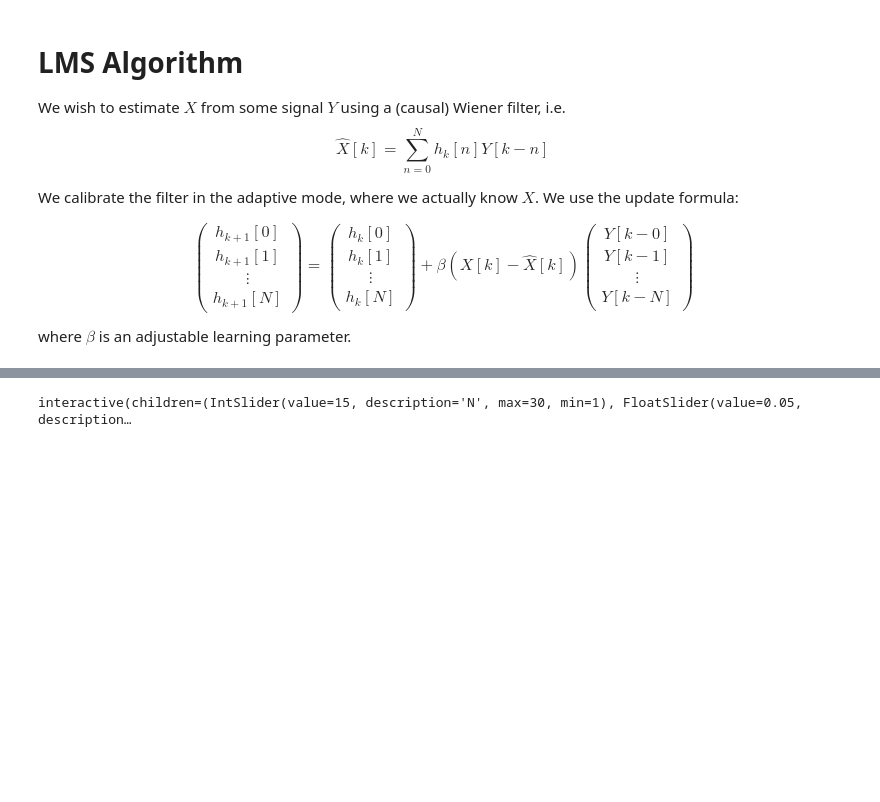
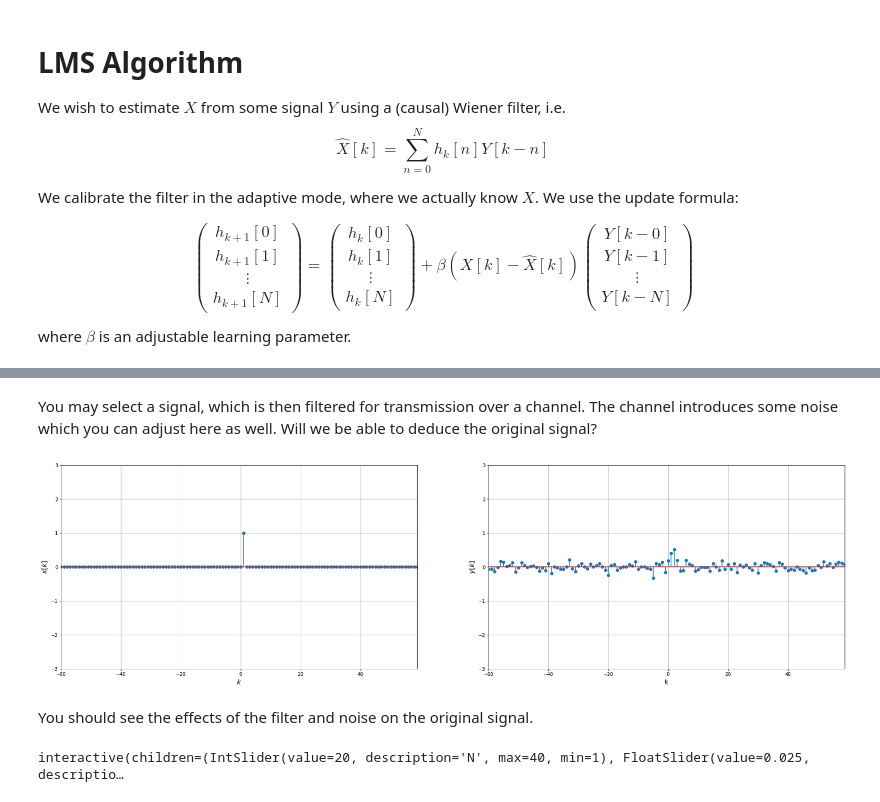
Before and after one commit to huesseol/DSSP-Illustrations, a Jupyter notebook: LMS.ipynb, the cells around one changed output, grey strips where cells are left out. Drawn from its saved outputs; the diff is of its cells as text; code cells hidden in the pictures; blank space fills up the shorter version.

```diff
--- a/LMS.ipynb
+++ b/LMS.ipynb
@@ -25,0 +103,39 @@ def LMS(w, e, y, x):
+# %% [markdown]
+You may select a signal, which is then filtered for transmission over a channel. The channel introduces some noise which you can adjust here as well. Will we be able to deduce the original signal?
+# %%
+def plot_time():
+  t1_values = np.arange(3*np.min(signals.nG), 3*np.max(signals.nG)+3)
+  t2_values = np.arange(3*np.min(signals.nG), 3*np.max(signals.nG)+3)
+
+  fig = plt.figure(figsize=(30, 8))
+
+  ax1 = fig.add_subplot(1, 2, 1)
+  ax1.grid()
+  ax1.set_xlabel('$k$', fontsize=14)
+  ax1.set_ylabel('$x[k]$', fontsize=14)
+  ax1.axis(xmin=t1_values[0], xmax=t1_values[-1])
+  if logPlotG == False:
+    ax1.axis(ymin=-3, ymax=3)
+  else:
+    ax1.axis(ymin=0.1, ymax=3)
+    ax1.set_yscale("log")
+  ax1.stem(t1_values, xx());
+
+  ax2 = fig.add_subplot(1, 2, 2)
+  ax2.grid()
+  ax2.set_xlabel('$k$', fontsize=14)
+  ax2.set_ylabel('$y[k]$', fontsize=14)
+  ax2.axis(xmin=t2_values[0], xmax=t2_values[-1])
+  if logPlotG == False:
+    ax2.axis(ymin=-3, ymax=3)
+  else:
+    ax2.axis(ymin=0.1, ymax=3)
+    ax2.set_yscale("log")
+
+  ax2.stem(t2_values, yy());
+# %%
+plot_time()
+# %% [output]
+[figure, added]
+# %% [markdown]
+You should see the effects of the filter and noise on the original signal.
@@ -26,34 +220,24 @@ def LMS(w, e, y, x):
 # %%
-import ipywidgets as widgets
-import numpy as np
-import matplotlib.pyplot as plt
-from scipy import signal
-%matplotlib inline
-#-------------------------------------------------------------------------------
-
-betaG = 0.05
-NG = 15 #Filter size
-
-logPlotG = False
-
 def update_parameters(N, beta, logPlot):
   global NG, betaG, logPlotG
   NG,  betaG, logPlotG = N, beta, logPlot
 
 widgets.interact(update_parameters,
   N = widgets.IntSlider(
-    value=15,
+    value=signals.nG.size//2,
     min=1,
-    max=30,
+    max=signals.nG.size,
     description='N'),
   beta = widgets.FloatSlider(
-    value=0.05,
+    value=0.025,
     min=0,
-    max=1,
-    description='beta'),
+    max=0.05,
+    step=0.001,
+    description='beta',
+    readout_format ='.3f'),
   logPlot = widgets.Checkbox(
     value=False,
     description='logarithmic plot')
 );
 # %% [output]
-interactive(children=(IntSlider(value=15, description='N', max=30, min=1), FloatSlider(value=0.05, description…
+interactive(children=(IntSlider(value=20, description='N', max=40, min=1), FloatSlider(value=0.025, descriptio…
```
Also changed, not shown: parts of 14 cells of this notebook.
